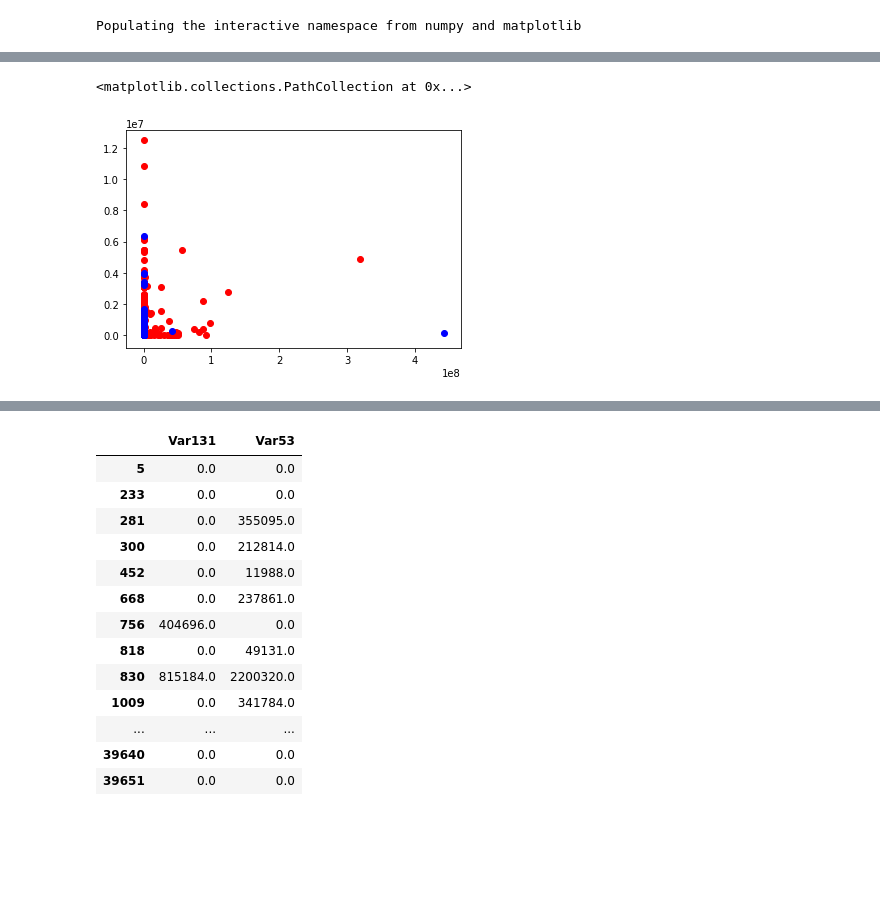
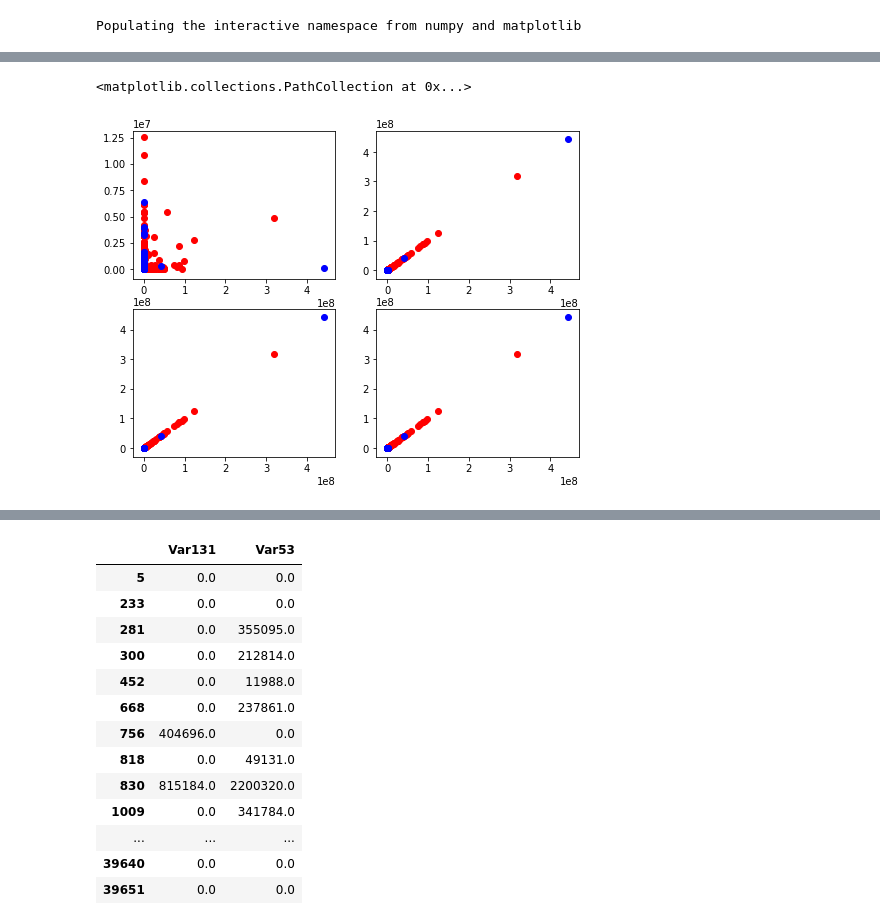
Before and after one commit to garbouz-victor/coursera-final-project, a Jupyter notebook: week1/week_1.ipynb, the cells around one changed output, grey strips where cells are left out. Saved outputs shown, nothing was run; the diff lists cells and outputs as text; code cells hidden in the pictures; blank space fills up the shorter version.

Commit message:
updates for charts

```diff
--- a/week1/week_1.ipynb
+++ b/week1/week_1.ipynb
@@ -131,8 +145,39 @@ pylab.scatter(data['Var131'].loc[labels.index[labels[0] == 1].tolist()], \
+# %%
+pylab.figure(1, figsize(8,6))
+pylab.subplot(221)
+pylab.scatter(data['Var131'].loc[labels.index[labels[0] == -1].tolist()], \
+              data['Var53'].loc[labels.index[labels[0] == -1].tolist()], color='r')
+pylab.scatter(data['Var131'].loc[labels.index[labels[0] == 1].tolist()], \
+              data['Var53'].loc[labels.index[labels[0] == 1].tolist()], color='b')
+pylab.subplot(222)
+pylab.scatter(data['Var131'].loc[labels.index[labels[0] == -1].tolist()], \
+              data['Var131'].loc[labels.index[labels[0] == -1].tolist()], color='r')
+pylab.scatter(data['Var131'].loc[labels.index[labels[0] == 1].tolist()], \
+              data['Var131'].loc[labels.index[labels[0] == 1].tolist()], color='b')
+pylab.subplot(223)
+pylab.scatter(data['Var131'].loc[labels.index[labels[0] == -1].tolist()], \
+              data['Var131'].loc[labels.index[labels[0] == -1].tolist()], color='r')
+pylab.scatter(data['Var131'].loc[labels.index[labels[0] == 1].tolist()], \
+              data['Var131'].loc[labels.index[labels[0] == 1].tolist()], color='b')
+pylab.subplot(224)
+pylab.scatter(data['Var131'].loc[labels.index[labels[0] == -1].tolist()], \
+              data['Var131'].loc[labels.index[labels[0] == -1].tolist()], color='r')
+pylab.scatter(data['Var131'].loc[labels.index[labels[0] == 1].tolist()], \
+              data['Var131'].loc[labels.index[labels[0] == 1].tolist()], color='b')
+# %% [output]
+<matplotlib.collections.PathCollection at 0x...>
+[figure, added]
 # %%
-pylab.scatter(data['Var131'].loc[labels.index[labels[0] == -1].tolist()], \
-              data['Var53'].loc[labels.index[labels[0] == -1].tolist()], color='r')
-pylab.scatter(data['Var131'].loc[labels.index[labels[0] == 1].tolist()], \
-              data['Var53'].loc[labels.index[labels[0] == 1].tolist()], color='b')
+def charter_by_class(data, labels, columns):
+    index = 0
+    figure(figsize = figsize(15,15))
+    for r in columns:
+        for c in columns:
+            index += 1
+            pylab.subplot(len(columns),len(columns),index)
+            pylab.xlabel(c)
+            pylab.ylabel(r)
+            pylab.scatter(data[c].loc[labels.index[labels[0] == -1].tolist()], \
+              data[r].loc[labels.index[labels[0] == -1].tolist()], color='r')
+            pylab.scatter(data[c].loc[labels.index[labels[0] == 1].tolist()], \
+              data[r].loc[labels.index[labels[0] == 1].tolist()], color='b')
-# %% [output]
-<matplotlib.collections.PathCollection at 0x...>
-[figure, removed]
```
Also changed, not shown: parts of 10 cells of this notebook.
